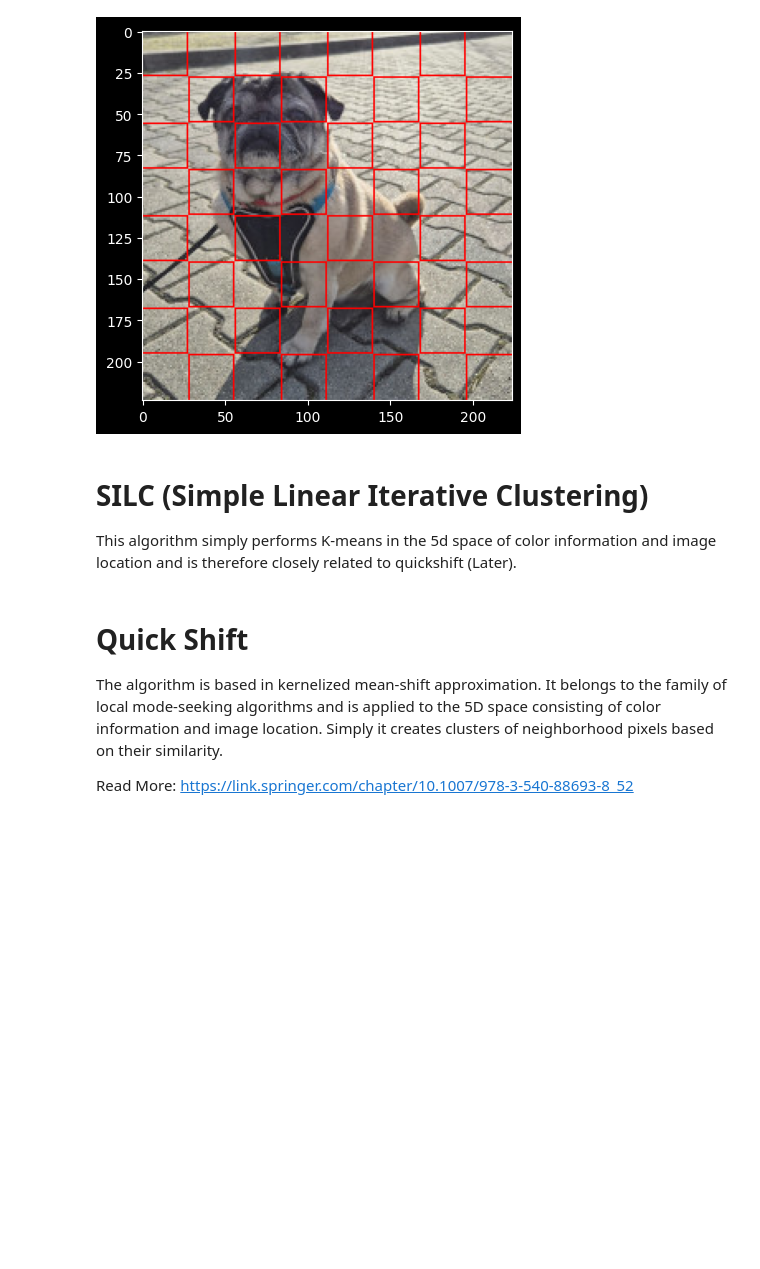
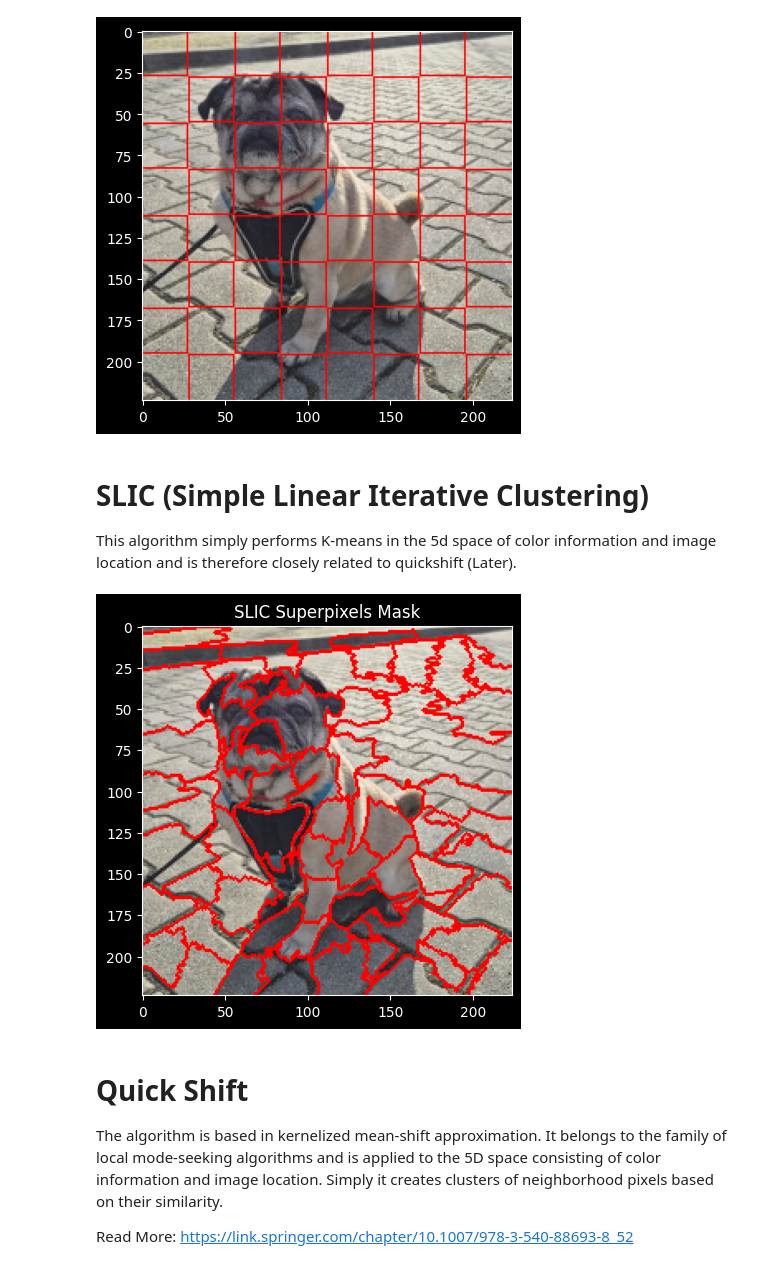
Before and after one commit to xXKeNdAmAmAsTeRXx/XAI_methods_in_classification, a Jupyter notebook: Intro_to_superpixels.ipynb, the cells around one changed output. Saved outputs shown, nothing was run; the diff lists cells and outputs as text; code cells hidden in the pictures; blank space fills up the shorter version.

Commit message:
slic algorithim

```diff
--- a/Intro_to_superpixels.ipynb
+++ b/Intro_to_superpixels.ipynb
@@ -36,8 +36,17 @@ plt.show()
 # %% [output]
 [figure]
 # %% [markdown]
-# SILC (Simple Linear Iterative Clustering)
+# SLIC (Simple Linear Iterative Clustering)
 This algorithm simply performs K-means in the 5d space of color information and image location and is therefore closely related to quickshift (Later).
+# %%
+from skimage.segmentation import slic
+slic_mask = slic(img)
+slic_img = mark_boundaries(img/255, slic_mask, color=(1,0,0))
+plt.imshow(slic_img)
+plt.title('SLIC Superpixels Mask')
+plt.show()
+# %% [output]
+[figure, added]
 # %% [markdown]
 # Quick Shift
 The algorithm is based in kernelized mean-shift approximation.
```
Also changed, not shown: parts of 1 cell of this notebook.
